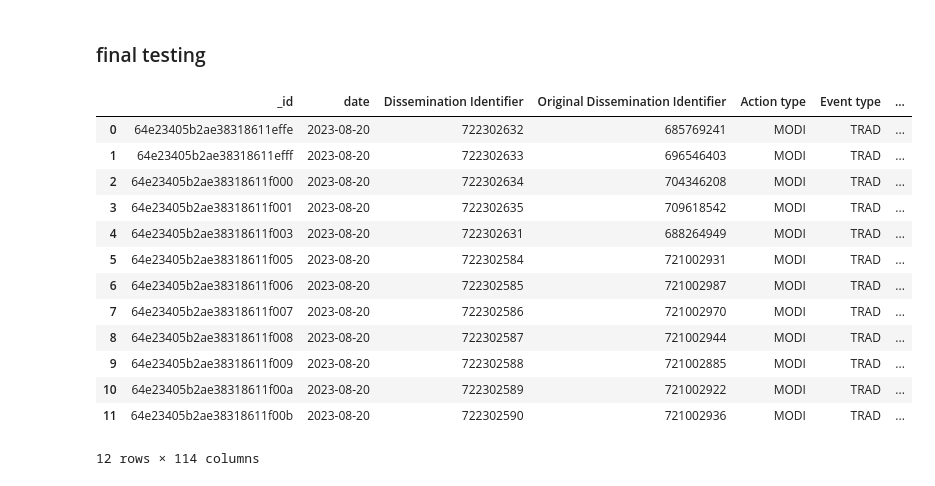
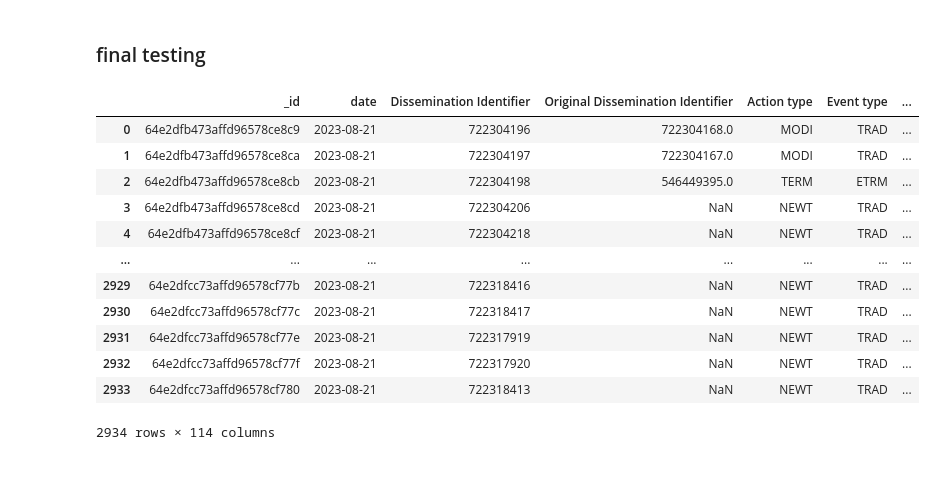
Before and after one commit to Mehedi24434/DTCC_data, a Jupyter notebook: b.ipynb, the cells around one changed output. Drawn from its saved outputs; the diff is of its cells as text; code cells hidden in the pictures.

```diff
--- a/b.ipynb
+++ b/b.ipynb
@@ -580,22 +580,21 @@ From today's featured article
 # %%
 import function as f
 
 database_name='DTCC'
 collection_name = 'forex'   #set the asset names (commodities, equities, rates, credits)
 
-f.get_dataframe_from_mongodb(database_name,collection_name,target_date='2023-08-20')
+f.get_dataframe_from_mongodb(database_name,collection_name,target_date='2023-08-21')
 # %% [output]
 |  | _id | date | Dissemination Identifier | Original Dissemination Identifier | Action type | Event type | ... |
-| 0 | 64e23405b2ae38318611effe | 2023-08-20 | 722302632 | 685769241 | MODI | TRAD | ... |
-| 1 | 64e23405b2ae38318611efff | 2023-08-20 | 722302633 | 696546403 | MODI | TRAD | ... |
-| 2 | 64e23405b2ae38318611f000 | 2023-08-20 | 722302634 | 704346208 | MODI | TRAD | ... |
-| 3 | 64e23405b2ae38318611f001 | 2023-08-20 | 722302635 | 709618542 | MODI | TRAD | ... |
-| 4 | 64e23405b2ae38318611f003 | 2023-08-20 | 722302631 | 688264949 | MODI | TRAD | ... |
-| 5 | 64e23405b2ae38318611f005 | 2023-08-20 | 722302584 | 721002931 | MODI | TRAD | ... |
-| 6 | 64e23405b2ae38318611f006 | 2023-08-20 | 722302585 | 721002987 | MODI | TRAD | ... |
-| 7 | 64e23405b2ae38318611f007 | 2023-08-20 | 722302586 | 721002970 | MODI | TRAD | ... |
-| 8 | 64e23405b2ae38318611f008 | 2023-08-20 | 722302587 | 721002944 | MODI | TRAD | ... |
-| 9 | 64e23405b2ae38318611f009 | 2023-08-20 | 722302588 | 721002885 | MODI | TRAD | ... |
-| 10 | 64e23405b2ae38318611f00a | 2023-08-20 | 722302589 | 721002922 | MODI | TRAD | ... |
-| 11 | 64e23405b2ae38318611f00b | 2023-08-20 | 722302590 | 721002936 | MODI | TRAD | ... |
+| 0 | 64e2dfb473affd96578ce8c9 | 2023-08-21 | 722304196 | 722304168.0 | MODI | TRAD | ... |
+| 1 | 64e2dfb473affd96578ce8ca | 2023-08-21 | 722304197 | 722304167.0 | MODI | TRAD | ... |
+| 2 | 64e2dfb473affd96578ce8cb | 2023-08-21 | 722304198 | 546449395.0 | TERM | ETRM | ... |
+| 3 | 64e2dfb473affd96578ce8cd | 2023-08-21 | 722304206 | NaN | NEWT | TRAD | ... |
+| 4 | 64e2dfb473affd96578ce8cf | 2023-08-21 | 722304218 | NaN | NEWT | TRAD | ... |
+| ... | ... | ... | ... | ... | ... | ... | ... |
+| 2929 | 64e2dfcc73affd96578cf77b | 2023-08-21 | 722318416 | NaN | NEWT | TRAD | ... |
+| 2930 | 64e2dfcc73affd96578cf77c | 2023-08-21 | 722318417 | NaN | NEWT | TRAD | ... |
+| 2931 | 64e2dfcc73affd96578cf77e | 2023-08-21 | 722317919 | NaN | NEWT | TRAD | ... |
+| 2932 | 64e2dfcc73affd96578cf77f | 2023-08-21 | 722317920 | NaN | NEWT | TRAD | ... |
+| 2933 | 64e2dfcc73affd96578cf780 | 2023-08-21 | 722318413 | NaN | NEWT | TRAD | ... |
-12 rows × 114 columns
+2934 rows × 114 columns
```
